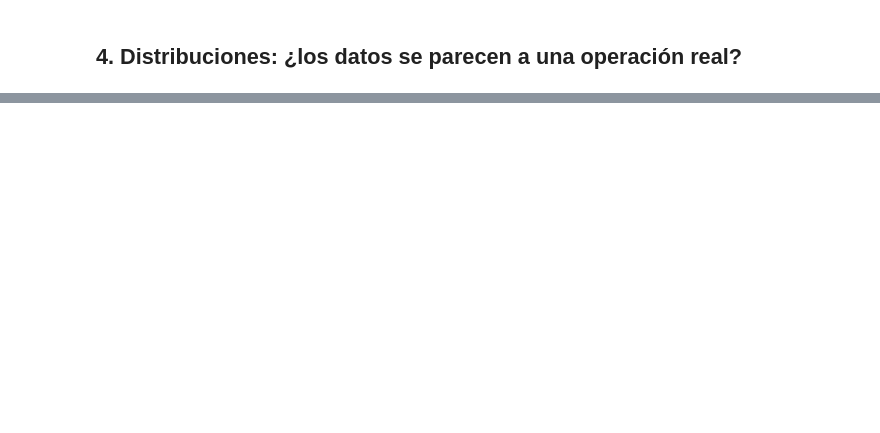
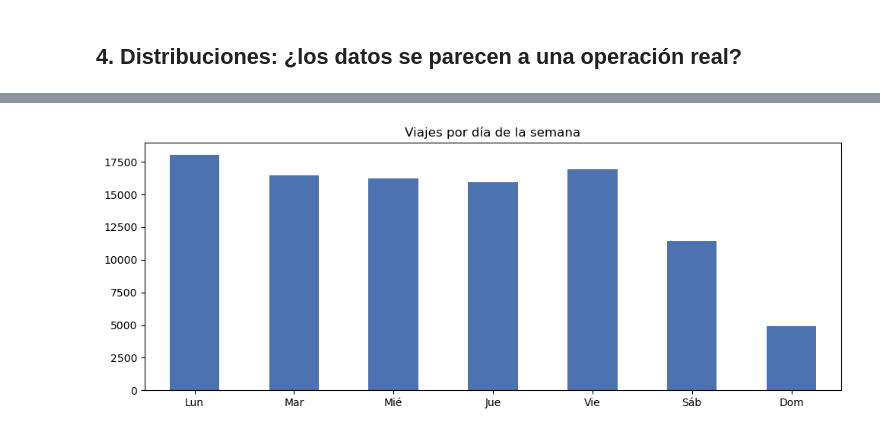
Before and after one commit to babottomas561-cell/ProyectoM2_TomasBabot, a Jupyter notebook: 1. Notebooks/Avance_1_DataGeneration.ipynb, the cells around one changed output, grey strips where cells are left out. Cells and saved outputs as stored; diff of their text form; code cells hidden in the pictures; blank space fills up the shorter version.

```diff
--- a/1. Notebooks/Avance_1_DataGeneration.ipynb
+++ b/1. Notebooks/Avance_1_DataGeneration.ipynb
@@ -448,0 +489,12 @@ consulta('''
+# %%
+dias = ['Lun', 'Mar', 'Mié', 'Jue', 'Vie', 'Sáb', 'Dom']
+semana = consulta('''
+    SELECT EXTRACT(ISODOW FROM departure_datetime)::int AS dia, COUNT(*) AS viajes
+    FROM trips GROUP BY 1 ORDER BY 1
+''')
+semana['dia'] = semana['dia'].map(lambda d: dias[d - 1])
+ax = semana.plot(x='dia', y='viajes', kind='bar', legend=False, color='#4C72B0', rot=0)
+ax.set_title('Viajes por día de la semana'); ax.set_xlabel('')
+plt.tight_layout(); plt.show()
+# %% [output]
+[figure, added]
```
Also changed, not shown: parts of 20 cells of this notebook, 25 other files.
